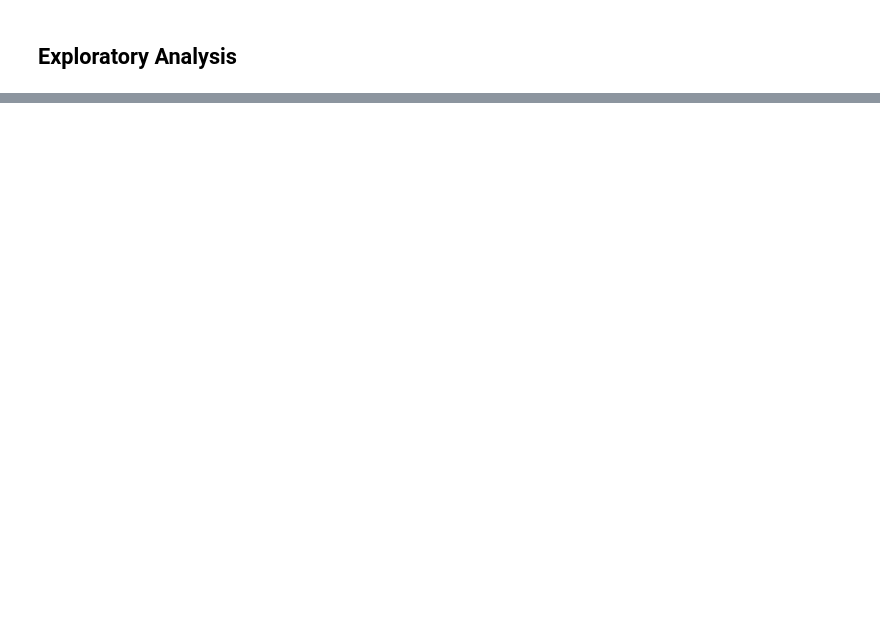
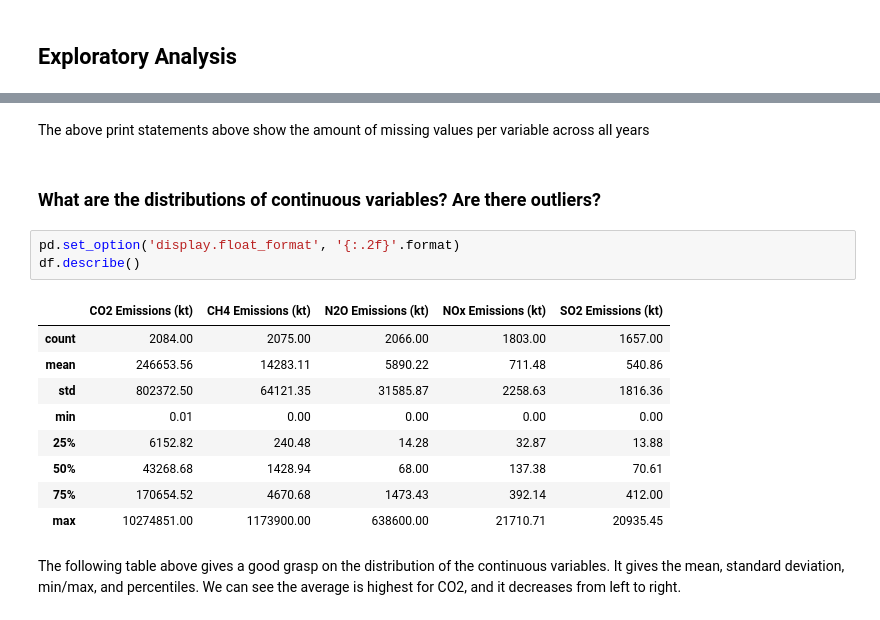
Before and after one commit to amoghghadge/DS4003_Sprint2, a Jupyter notebook: Sprint2.ipynb, the cells around one changed output, grey strips where cells are left out. Saved outputs shown, nothing was run; the diff lists cells and outputs as text; blank space fills up the shorter version.

```diff
--- a/Sprint2.ipynb
+++ b/Sprint2.ipynb
@@ -401,0 +485,19 @@ df.head(50)
+# %% [markdown]
+The above print statements above show the amount of missing values per variable across all years
+# %% [markdown]
+### What are the distributions of continuous variables? Are there outliers?
+# %%
+pd.set_option('display.float_format', '{:.2f}'.format)
+df.describe()
+# %% [output]
+|  | CO2 Emissions (kt) | CH4 Emissions (kt) | N2O Emissions (kt) | NOx Emissions (kt) | SO2 Emissions (kt) |
+| count | 2084.00 | 2075.00 | 2066.00 | 1803.00 | 1657.00 |
+| mean | 246653.56 | 14283.11 | 5890.22 | 711.48 | 540.86 |
+| std | 802372.50 | 64121.35 | 31585.87 | 2258.63 | 1816.36 |
+| min | 0.01 | 0.00 | 0.00 | 0.00 | 0.00 |
+| 25% | 6152.82 | 240.48 | 14.28 | 32.87 | 13.88 |
+| 50% | 43268.68 | 1428.94 | 68.00 | 137.38 | 70.61 |
+| 75% | 170654.52 | 4670.68 | 1473.43 | 392.14 | 412.00 |
+| max | 10274851.00 | 1173900.00 | 638600.00 | 21710.71 | 20935.45 |
+# %% [markdown]
+The following table above gives a good grasp on the distribution of the continuous variables. It gives the mean, standard deviation, min/max, and percentiles. We can see the average is highest for CO2, and it decreases from left to right.
```
Also changed, not shown: parts of 18 cells of this notebook, 1 other file.
